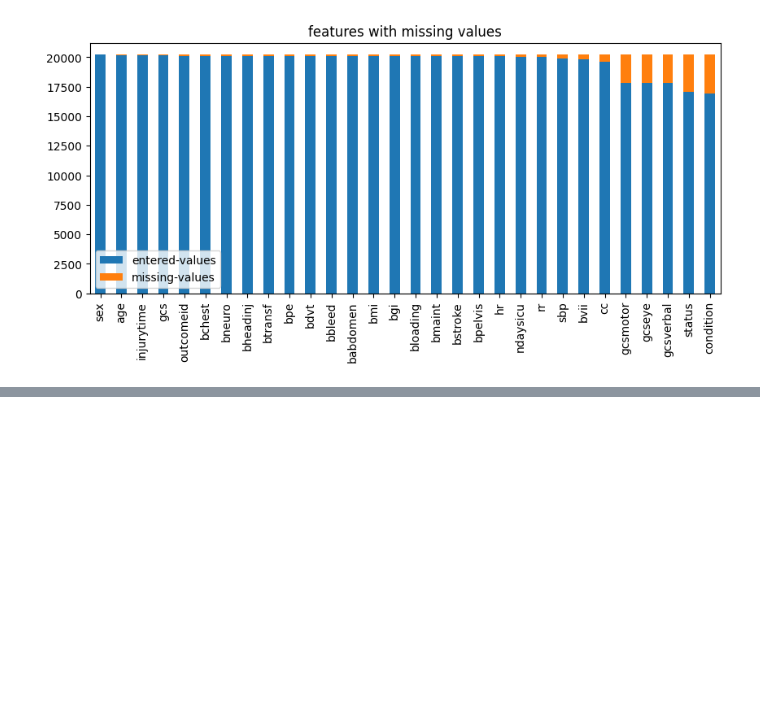
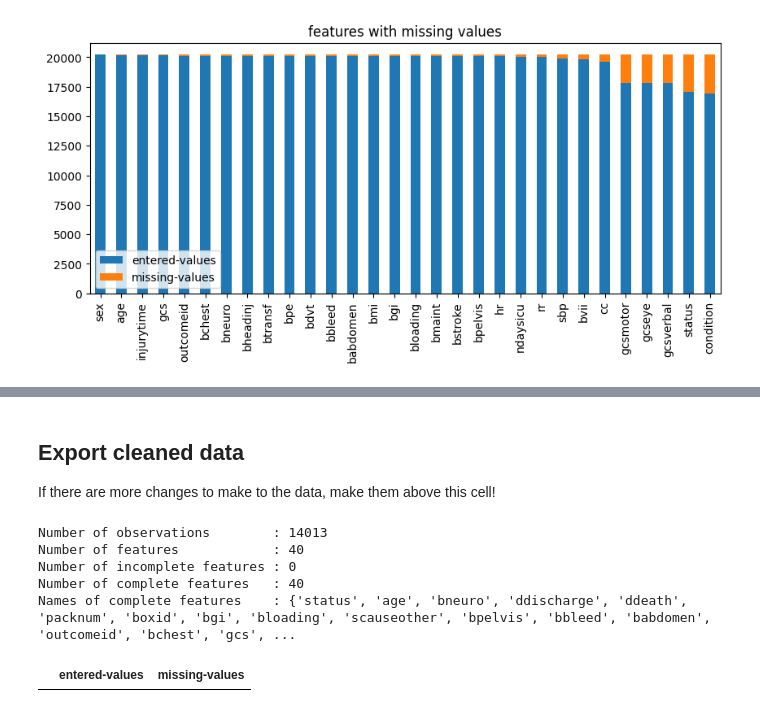
Before and after one commit to JasonSecrestBMX/jsecrest-datascience-demo, a Jupyter notebook: Vanderbilt-Crash/01-crash2_cleaning.ipynb, the cells around one changed output, grey strips where cells are left out. Drawn from its saved outputs; the diff is of its cells as text; code cells hidden in the pictures; blank space fills up the shorter version.

Commit message:
export rows without na values

```diff
--- a/Vanderbilt-Crash/01-crash2_cleaning.ipynb
+++ b/Vanderbilt-Crash/01-crash2_cleaning.ipynb
@@ -539,0 +544,3 @@ Names of complete features    : {'cause', 'injurytype', 'scauseother', 'ddischar
+# %% [markdown]
+## Export cleaned data
+If there are more changes to make to the data, make them above this cell!
@@ -539,0 +550,10 @@ Names of complete features    : {'cause', 'injurytype', 'scauseother', 'ddischar
+# %%
+## verify that no columns appear as incomplete
+get_incomplete_df()
+# %% [output]
+Number of observations        : 14013
+Number of features            : 40
+Number of incomplete features : 0
+Number of complete features   : 40
+Names of complete features    : {'status', 'age', 'bneuro', 'ddischarge', 'ddeath', 'packnum', 'boxid', 'bgi', 'bloading', 'scauseother', 'bpelvis', 'bbleed', 'babdomen', 'outcomeid', 'bchest', 'gcs', ...
+|  | entered-values | missing-values |
```
Also changed, not shown: parts of 3 cells of this notebook, 1 other file.
